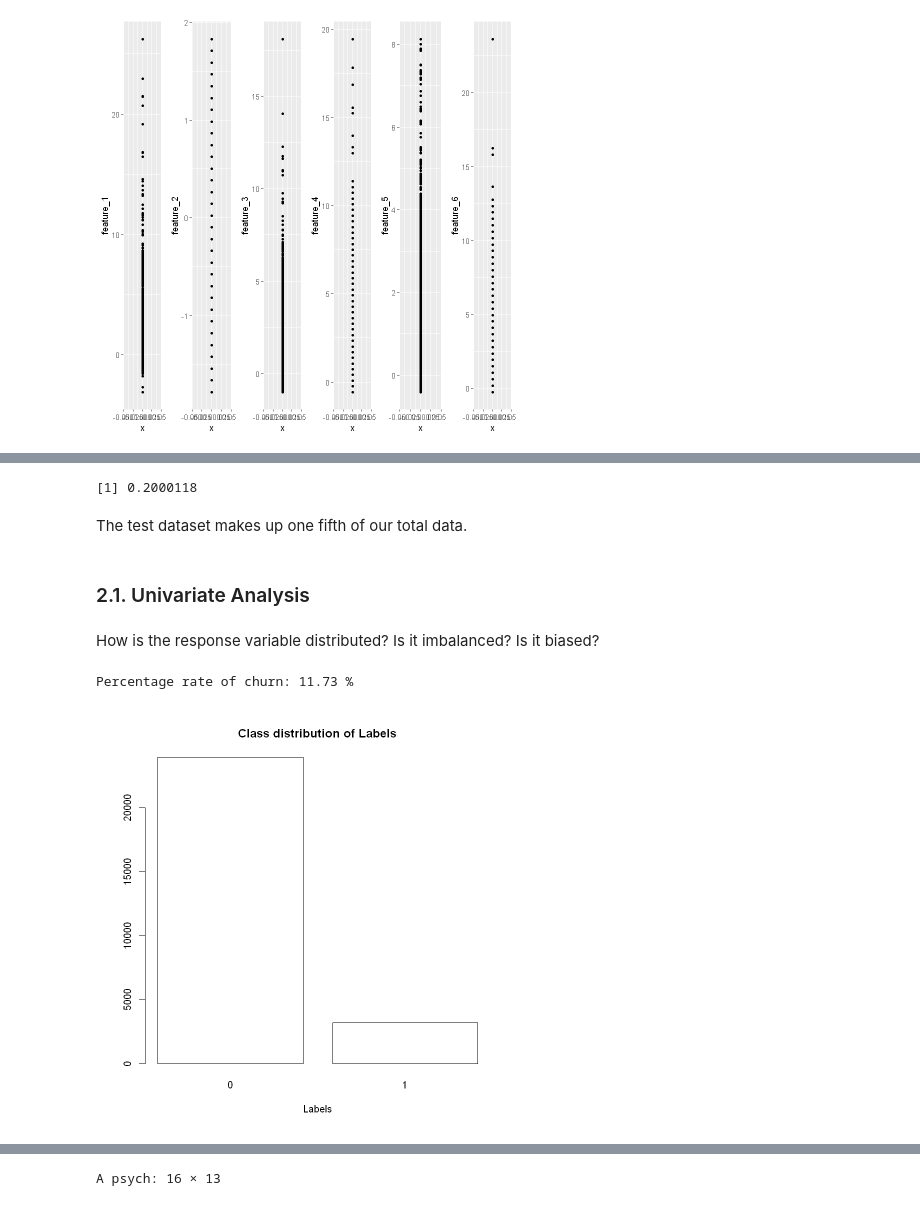
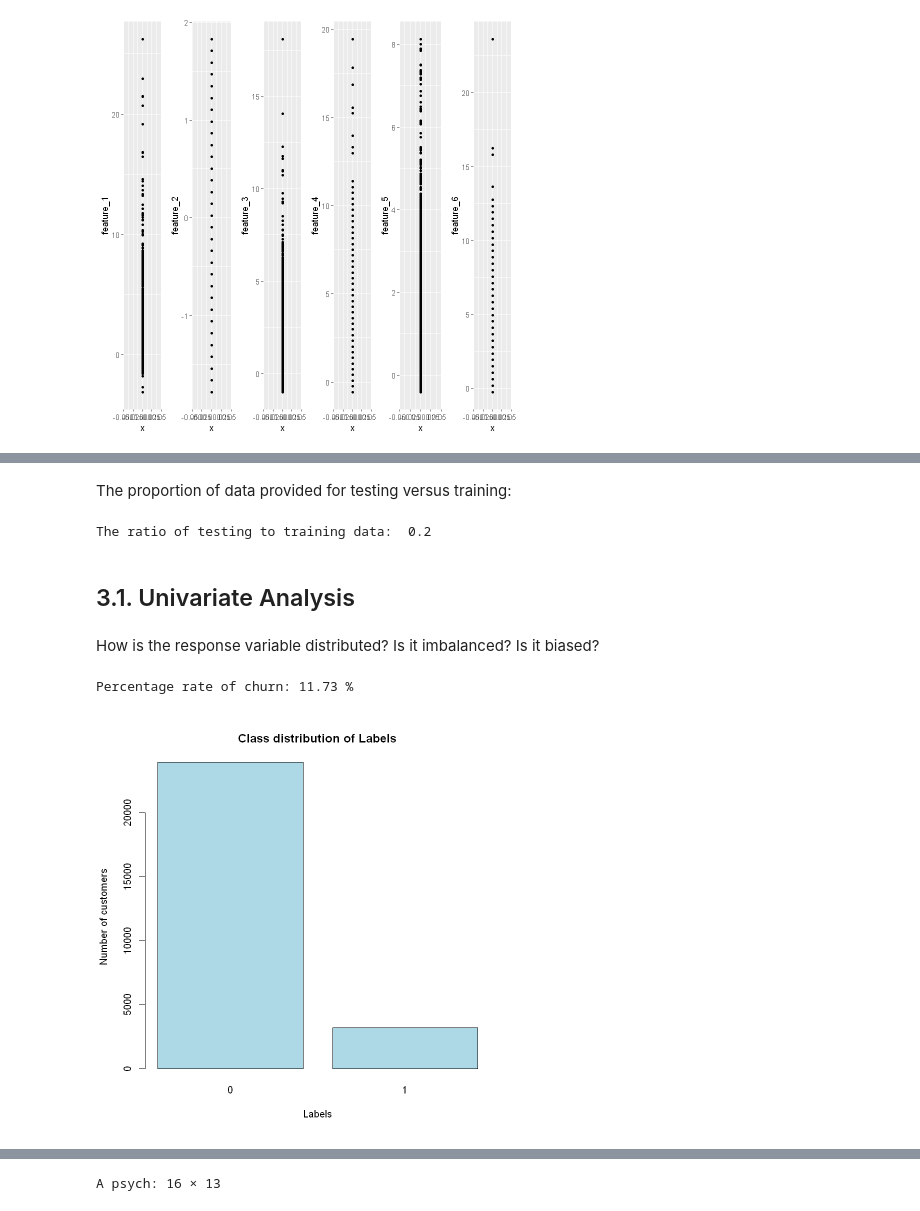
Before and after one commit to 20spaghetti/Customer-Churn-Prediction, a Jupyter notebook: Customer Churn Prediction.ipynb, the cells around one changed output, grey strips where cells are left out. Saved outputs shown, nothing was run; the diff lists cells and outputs as text; code cells hidden in the pictures.

```diff
--- a/Customer Churn Prediction.ipynb
+++ b/Customer Churn Prediction.ipynb
@@ -244,22 +236,22 @@ What proportion of the data is test versus train?
+# %% [markdown]
+The proportion of data provided for testing versus training:
 # %%
 # get the dimentions of each dataset and return the proportion of data in the training dataset
-dim(test)[1] / (dim(test)[1] + dim(train)[1])
+cat("The ratio of testing to training data: ", round(dim(test)[1] / (dim(test)[1] + dim(train)[1]),3))
 # %% [output]
-[1] 0.2000118
+The ratio of testing to training data:  0.2
-# %% [markdown]
-The test dataset makes up one fifth of our total data.
 # %% [markdown]
-### 2.1. Univariate Analysis <a class="anchor" name="Univariate"></a>
+## 3.1. Univariate Analysis <a class="anchor" name="UnivariateAnalysis"></a>
 # %% [markdown]
 How is the response variable distributed? Is it imbalanced? Is it biased?
 # %%
 # produce a bar chart showing how many observations in our label data have their class equal to 1 or 0.
-barplot(table(train$labels), xlab = "Labels", main = "Class distribution of Labels", col = "white")
+barplot(table(train$labels), xlab = "Labels", ylab = "Number of customers", main = "Class distribution of Labels", col = "lightblue")
 
 # imbalance as a ratio
 pc <- round(table(train$labels)[2] / length(train$labels) * 100, 2)
 cat('Percentage rate of churn:', pc, '%')
 # %% [output]
 Percentage rate of churn: 11.73 %
-[figure, old version]
+[figure, new version]
 # %% [markdown]
```
Also changed, not shown: parts of 104 cells of this notebook, 1 other file.
